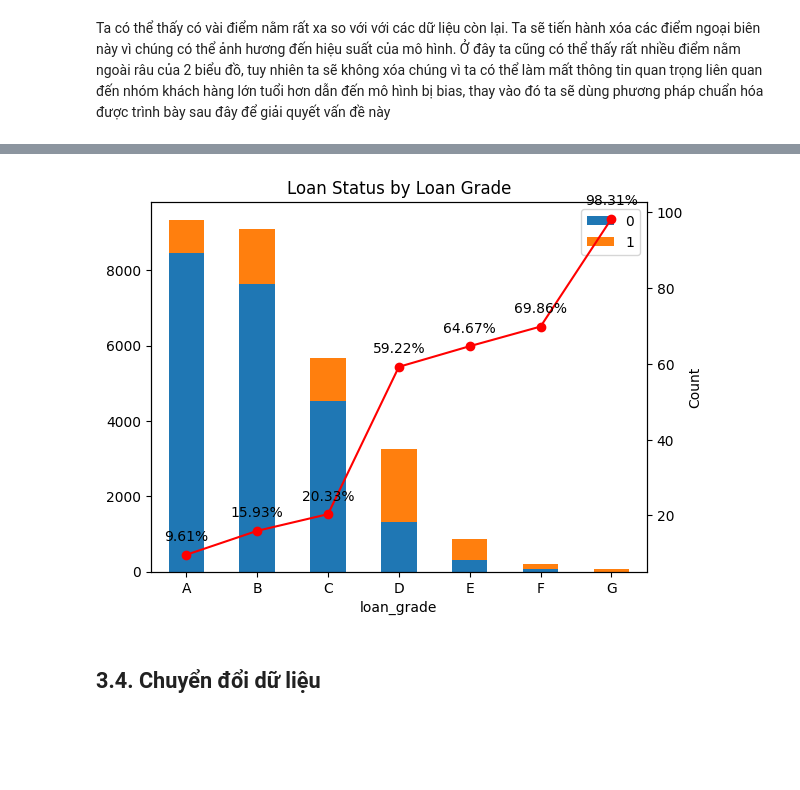
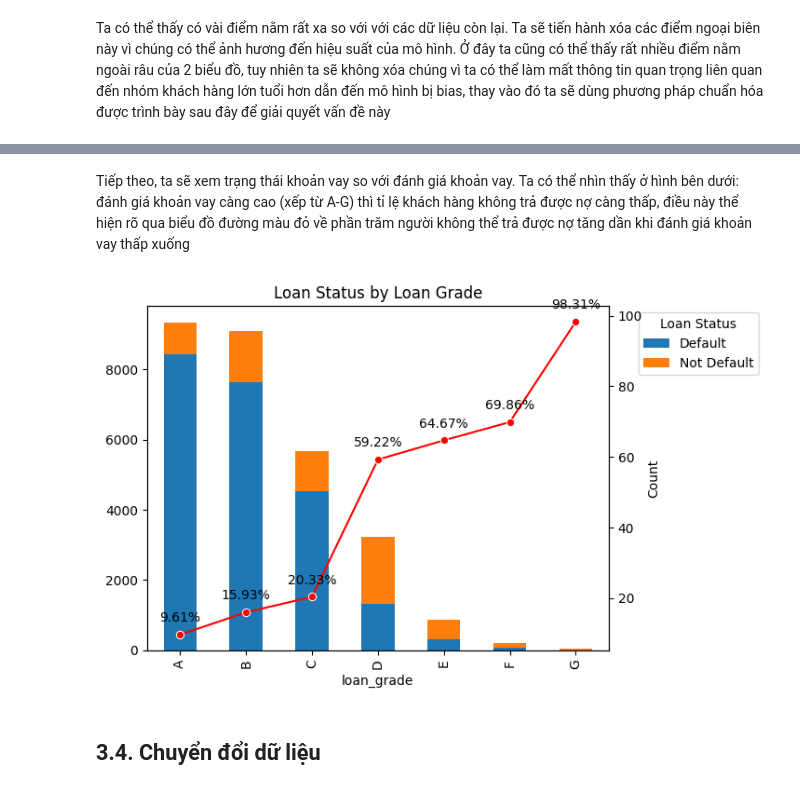
Before and after one commit to huynt119/Credit_Score_Prediction, a Jupyter notebook: main.ipynb, the cells around one changed output, grey strips where cells are left out. Saved outputs shown, nothing was run; the diff lists cells and outputs as text; code cells hidden in the pictures; blank space fills up the shorter version.

```diff
--- a/main.ipynb
+++ b/main.ipynb
@@ -140,0 +206,27 @@ df = df[(df['person_age'] < 80) & (df['person_emp_length'] < 60)]
+# %%
+# Tạo bảng tần số chéo
+cross_tab = pd.crosstab(df['loan_intent'], df['loan_status'])
+
+# Tính toán phần trăm loan_status = 1
+percentage = cross_tab[1] * 100 / cross_tab.sum(axis=1)
+
+# Vẽ biểu đồ cột chồng
+ax = cross_tab.plot(kind='bar', stacked=True)
+
+# Vẽ biểu đồ đường thể hiện phần trăm loan_status = 1
+ax2 = ax.twinx()
+sns.lineplot(data=percentage, color='red', marker='o', ax=ax2)
+
+# Thêm chú thích cho biểu đồ đường
+for x, y in zip(range(len(percentage)), percentage):
+    label = "{:.2f}%".format(y)  # Thêm % vào chuỗi định dạng
+    plt.annotate(label, (x,y), textcoords="offset points", xytext=(0,10), ha='center')
+
+plt.title('Loan Status by Intent')
+plt.xlabel('Loan Grade')
+plt.ylabel('Count')
+
+# Chỉnh sửa chú thích của biểu đồ cột chồng và đặt tiêu đề cho chú thích
+ax.legend(["Default", "Not Default"], title="Loan Status", bbox_to_anchor=(1.05, 1), loc='upper left')
+
+plt.show()
@@ -141,33 +235,34 @@ df = df[(df['person_age'] < 80) & (df['person_emp_length'] < 60)]
+# %% [markdown]
+Tiếp theo, ta sẽ xem trạng thái khoản vay so với đánh giá khoản vay. Ta có thể nhìn thấy ở hình bên dưới: đánh giá khoản vay càng cao (xếp từ A-G) thì tỉ lệ khách hàng không trả được nợ càng thấp, điều này thể hiện rõ qua biểu đồ đường màu đỏ về phần trăm người không thể trả được nợ tăng dần khi đánh giá khoản vay thấp xuống
 # %%
-import matplotlib.pyplot as plt
-
 # Tạo bảng tần số chéo
 cross_tab = pd.crosstab(df['loan_grade'], df['loan_status'])
 
 # Tính toán phần trăm loan_status = 1
 percentage = cross_tab[1] * 100 / cross_tab.sum(axis=1)
 
 # Vẽ biểu đồ cột chồng
 ax = cross_tab.plot(kind='bar', stacked=True)
 
-# Di chuyển chú thích của biểu đồ cột chồng ra ngoài
-ax.legend(bbox_to_anchor=(1.05, 1), loc='upper right')
-
 # Vẽ biểu đồ đường thể hiện phần trăm loan_status = 1
-ax2 = percentage.plot(kind='line', color='red', secondary_y=True, marker='o')
+ax2 = ax.twinx()
+sns.lineplot(data=percentage, color='red', marker='o', ax=ax2)
 
 # Thêm chú thích cho biểu đồ đường
 for x, y in zip(range(len(percentage)), percentage):
     label = "{:.2f}%".format(y)  # Thêm % vào chuỗi định dạng
     plt.annotate(label, (x,y), textcoords="offset points", xytext=(0,10), ha='center')
 
 plt.title('Loan Status by Loan Grade')
 plt.xlabel('Loan Grade')
 plt.ylabel('Count')
 
+# Chỉnh sửa chú thích của biểu đồ cột chồng và đặt tiêu đề cho chú thích
+ax.legend(["Default", "Not Default"], title="Loan Status", bbox_to_anchor=(1.05, 1), loc='upper left')
+
 plt.show()
 # %% [output]
-[figure, old version]
+[figure, new version]
 # %% [markdown]
 ## 3.4. Chuyển đổi dữ liệu
 # %%
```
Also changed, not shown: parts of 20 cells of this notebook.
